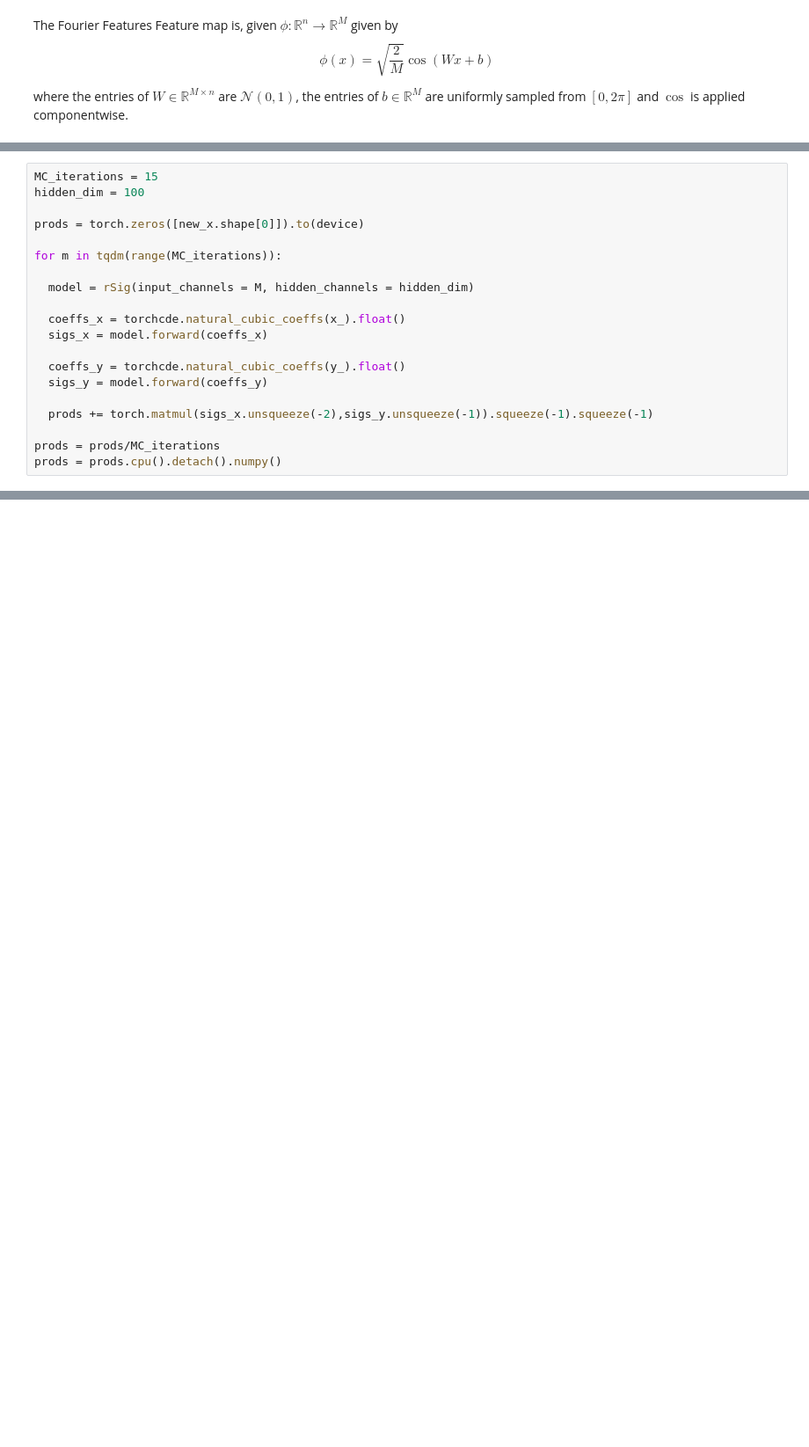
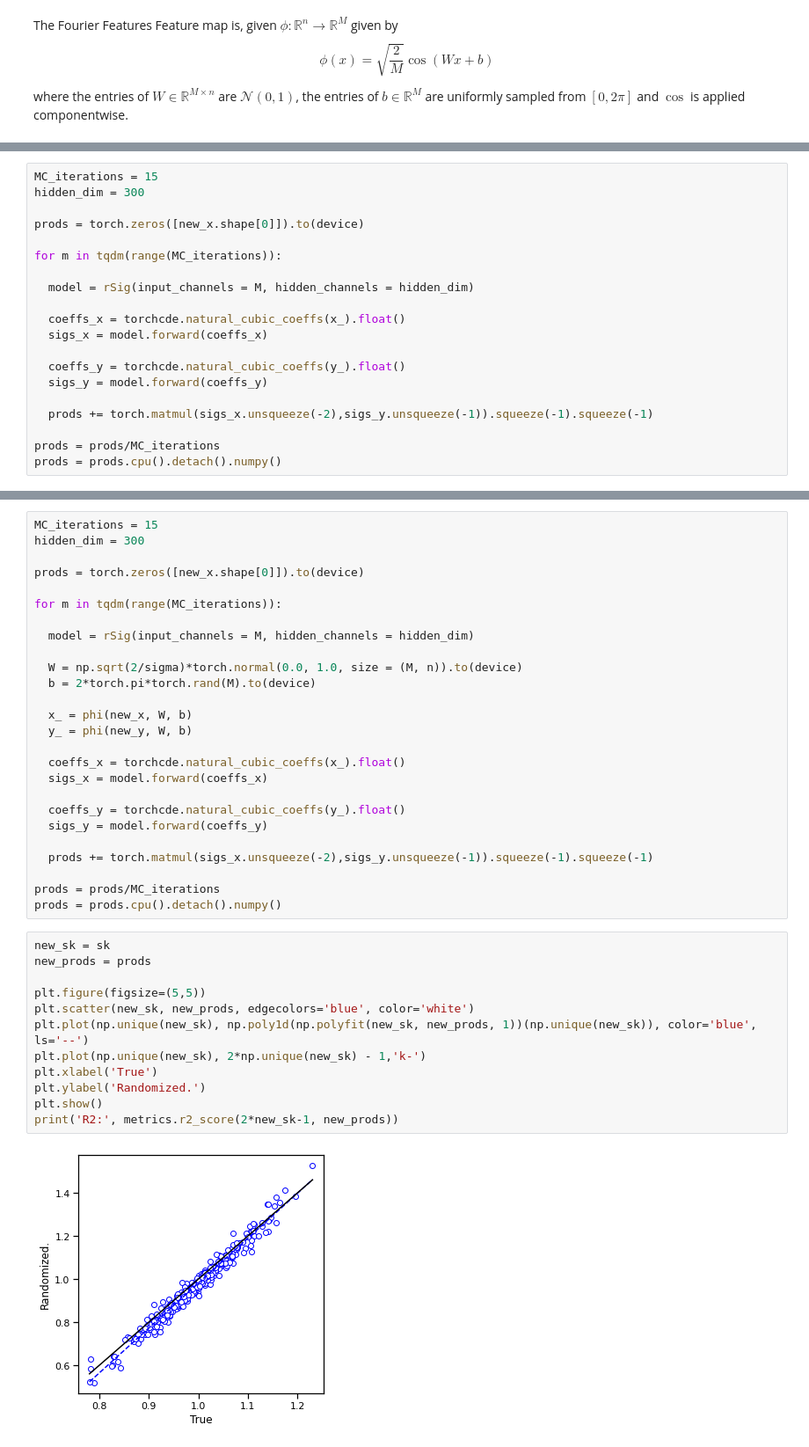
Before and after one commit to MucaCirone/Master_Thesis, a Jupyter notebook: Fourier_Features_rSigKer.ipynb, the cells around one changed output, grey strips where cells are left out. Shown: that part at 88% size. Saved outputs shown, nothing was run; the diff lists cells and outputs as text; blank space fills up the shorter version.

```diff
--- a/Fourier_Features_rSigKer.ipynb
+++ b/Fourier_Features_rSigKer.ipynb
@@ -321,6 +321,6 @@ y_ = phi(y_)
 # %%
 MC_iterations = 15
-hidden_dim = 100
+hidden_dim = 300
 
 prods = torch.zeros([new_x.shape[0]]).to(device)
 
@@ -355,0 +358,40 @@ R2: 0.9532683878726524
+# %%
+MC_iterations = 15
+hidden_dim = 300
+
+prods = torch.zeros([new_x.shape[0]]).to(device)
+
+for m in tqdm(range(MC_iterations)):
+
+  model = rSig(input_channels = M, hidden_channels = hidden_dim)
+
+  W = np.sqrt(2/sigma)*torch.normal(0.0, 1.0, size = (M, n)).to(device)
+  b = 2*torch.pi*torch.rand(M).to(device)
+
+  x_ = phi(new_x, W, b)
+  y_ = phi(new_y, W, b)
+
+  coeffs_x = torchcde.natural_cubic_coeffs(x_).float()
+  sigs_x = model.forward(coeffs_x)
+
+  coeffs_y = torchcde.natural_cubic_coeffs(y_).float()
+  sigs_y = model.forward(coeffs_y)
+
+  prods += torch.matmul(sigs_x.unsqueeze(-2),sigs_y.unsqueeze(-1)).squeeze(-1).squeeze(-1)
+
+prods = prods/MC_iterations
+prods = prods.cpu().detach().numpy()
+# %%
+new_sk = sk
+new_prods = prods
+
+plt.figure(figsize=(5,5))
+plt.scatter(new_sk, new_prods, edgecolors='blue', color='white')
+plt.plot(np.unique(new_sk), np.poly1d(np.polyfit(new_sk, new_prods, 1))(np.unique(new_sk)), color='blue', ls='--')
+plt.plot(np.unique(new_sk), 2*np.unique(new_sk) - 1,'k-')
+plt.xlabel('True')
+plt.ylabel('Randomized.')
+plt.show()
+print('R2:', metrics.r2_score(2*new_sk-1, new_prods))
+# %% [output]
+[figure, added]
```
Also changed, not shown: parts of 8 cells of this notebook.
